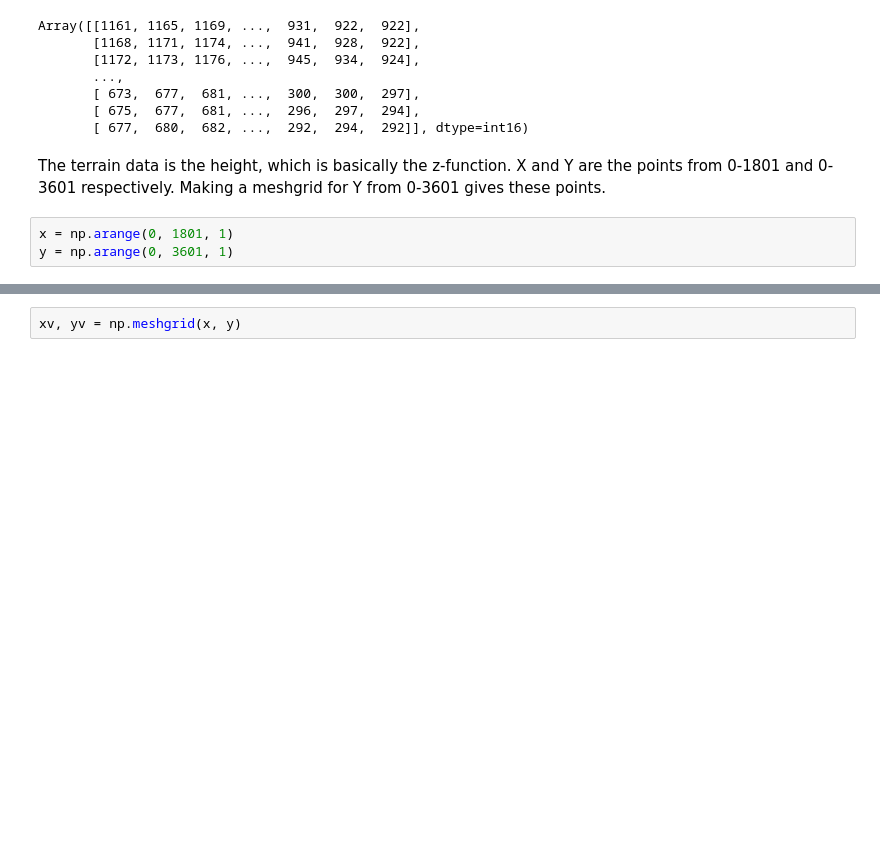
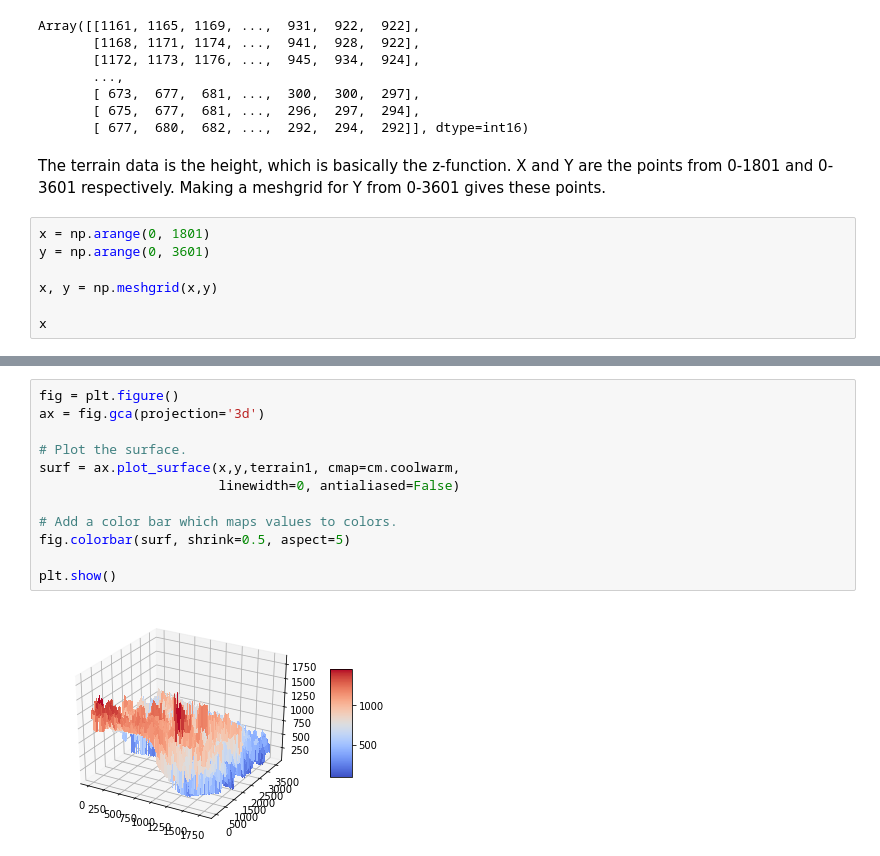
Before and after one commit to jolyndev/FYS-STK4155, a Jupyter notebook: Project1b.ipynb, the cells around one changed output, grey strips where cells are left out. Cells and saved outputs as stored; diff of their text form; blank space fills up the shorter version.

Commit message:
worked on project

```diff
--- a/Project1b.ipynb
+++ b/Project1b.ipynb
@@ -33,5 +35,9 @@ Array([[1161, 1165, 1169, ...,  931,  922,  922],
 # %% [markdown]
 The terrain data is the height, which is basically the z-function. X and Y are the points from 0-1801 and 0-3601 respectively. Making a meshgrid for Y from 0-3601 gives these points.
 # %%
-x = np.arange(0, 1801, 1)
-y = np.arange(0, 3601, 1)
+x = np.arange(0, 1801)
+y = np.arange(0, 3601)
+
+x, y = np.meshgrid(x,y)
+
+x
@@ -38,2 +52,14 @@ y = np.arange(0, 3601, 1)
-# %%
-xv, yv = np.meshgrid(x, y)
+# %%
+fig = plt.figure()
+ax = fig.gca(projection='3d')
+
+# Plot the surface.
+surf = ax.plot_surface(x,y,terrain1, cmap=cm.coolwarm,
+                       linewidth=0, antialiased=False)
+
+# Add a color bar which maps values to colors.
+fig.colorbar(surf, shrink=0.5, aspect=5)
+
+plt.show()
+# %% [output]
+[figure, added]
```
Also changed, not shown: parts of 8 cells of this notebook, 1 other file.
